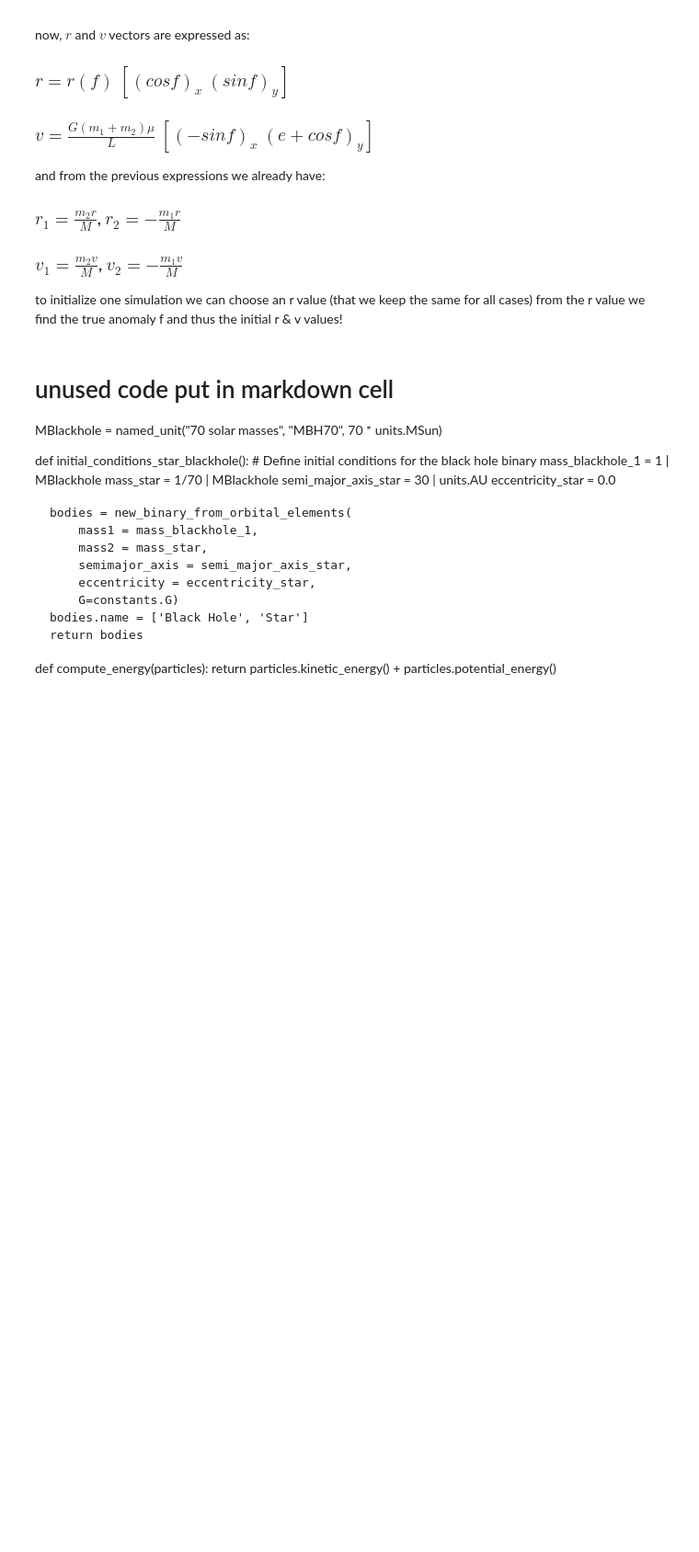
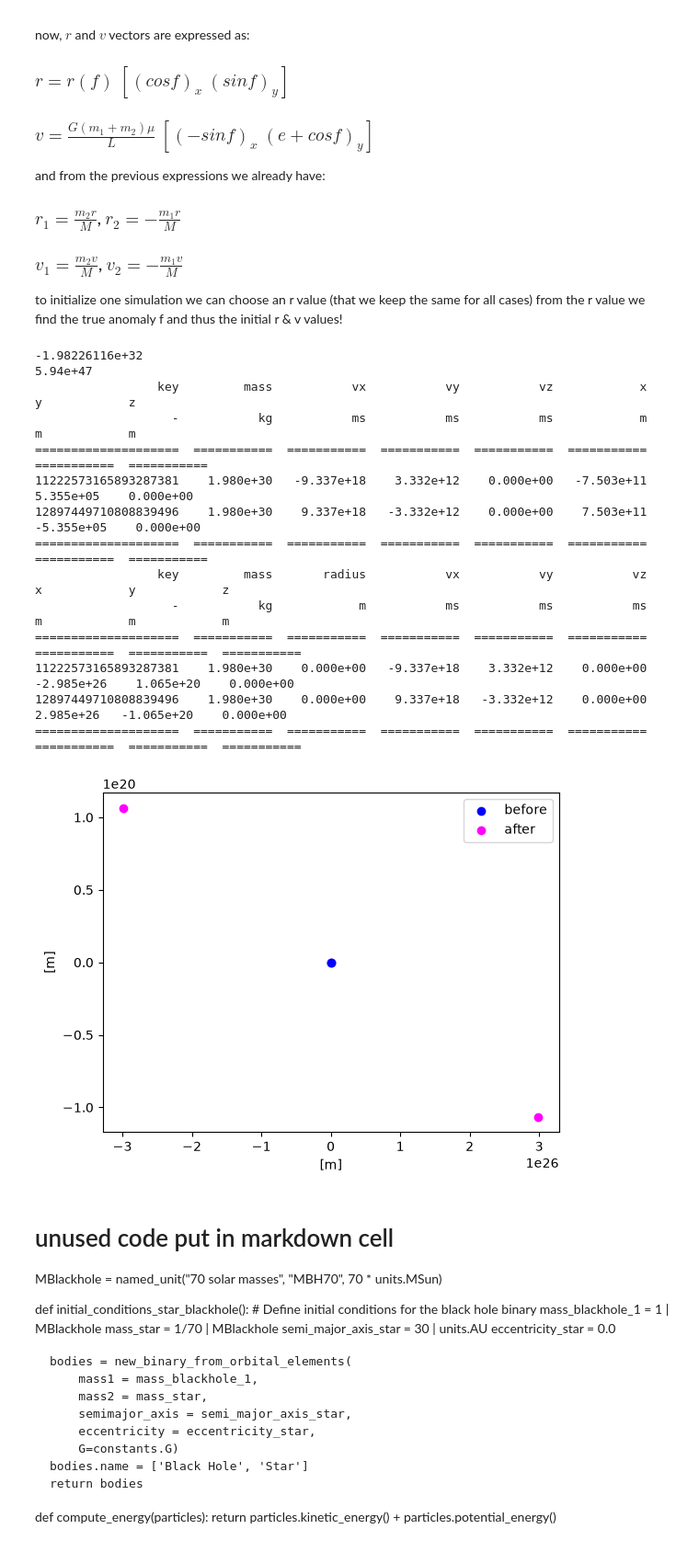
Before and after one commit to vstrelcs/amuse, a Jupyter notebook: blackholebinary.ipynb, the cells around one changed output. Shown at 92% size. Drawn from its saved outputs; the diff is of its cells as text; code cells hidden in the pictures; blank space fills up the shorter version.

```diff
--- a/blackholebinary.ipynb
+++ b/blackholebinary.ipynb
@@ -144,7 +146,7 @@ for idx in range(len(eccentricities)):
 # %%
 #for a 2 body system
 
-def initial_particleset_(m1, m2, E, L, initial_separation):
+def initial_particleset_binary(m1, m2, E, L, initial_separation):
     """this defines (and returns) the particle set to evolve, given the masses, initial separation, energy and angular momentum"""
 
     #first get the necessary values
@@ -156,20 +158,20 @@ def initial_particleset_(m1, m2, E, L, initial_separation):
 
     # declare the first BH
     bh1 = two_black_holes[0]
-    bh1.mass = m1 | units.MSun
-    bh1.position = (r1_x, r1_y, 0) | units.au
-    bh1.velocity = (v1_x, v1_y, 0) | units.kms
-    print(f"bh1={bh1}")
+    bh1.mass = m1 | units.kg
+    bh1.position = (r1_x, r1_y, 0) | units.m
+    bh1.velocity = (v1_x, v1_y, 0) | units.ms
+    #print(f"bh1={bh1}")
 
     # declare the second BH
     bh2 = two_black_holes[1]
-    bh2.mass = m2 | units.MSun
-    bh2.position = (r2_x, r2_y, 0) | units.au
-    bh2.velocity = (v2_x, v2_y, 0) | units.kms
-    print(f"bh2={bh2}")
+    bh2.mass = m2 | units.kg
+    bh2.position = (r2_x, r2_y, 0) | units.m
+    bh2.velocity = (v2_x, v2_y, 0) | units.ms
+    #print(f"bh2={bh2}")
 
     two_black_holes.move_to_center()
-    print(f'after moving to COM (should be unchanged): {two_black_holes}')
+    #print(f'after moving to COM (should be unchanged): {two_black_holes}')
 
     return two_black_holes
 # %%
@@ -247,6 +241,40 @@ if __name__ == "__main__":
         plt.savefig( filename)
         plt.close()
     gravity.stop()
+# %%
+#running and plotting the 2 body system
+
+E_order = -constants.G.number*(1.98e30+1.98e30)/2*1.5e12
+print(E_order)
+L_order = 1.98e30*1e5*3e12
+print(L_order)
+
+initial_particles = initial_particleset_binary(1.98e30, 1.98e30, -2e32, 1e25, 1.5e12)
+scatter(initial_particles.x, initial_particles.y, c='blue', label='before')
+print(initial_particles)
+
+final_particles = integrate_2_body(initial_particles)
+scatter(final_particles.x, final_particles.y, c='magenta', label='after')
+print(final_particles)
+
+plt.legend()
+plt.show()
+# %% [output]
+-1.98226116e+32
+5.94e+47
+                 key         mass           vx           vy           vz            x            y            z
+                   -           kg           ms           ms           ms            m            m            m
+====================  ===========  ===========  ===========  ===========  ===========  ===========  ===========
+11222573165893287381    1.980e+30   -9.337e+18    3.332e+12    0.000e+00   -7.503e+11    5.355e+05    0.000e+00
+12897449710808839496    1.980e+30    9.337e+18   -3.332e+12    0.000e+00    7.503e+11   -5.355e+05    0.000e+00
+====================  ===========  ===========  ===========  ===========  ===========  ===========  ===========
+                 key         mass       radius           vx           vy           vz            x            y            z
+                   -           kg            m           ms           ms           ms            m            m            m
+====================  ===========  ===========  ===========  ===========  ===========  ===========  ===========  ===========
+11222573165893287381    1.980e+30    0.000e+00   -9.337e+18    3.332e+12    0.000e+00   -2.985e+26    1.065e+20    0.000e+00
+12897449710808839496    1.980e+30    0.000e+00    9.337e+18   -3.332e+12    0.000e+00    2.985e+26   -1.065e+20    0.000e+00
+====================  ===========  ===========  ===========  ===========  ===========  ===========  ===========  ===========
+[figure, added]
 # %%
 #this is for a 3-body system
 
```
Also changed, not shown: parts of 4 cells of this notebook.
